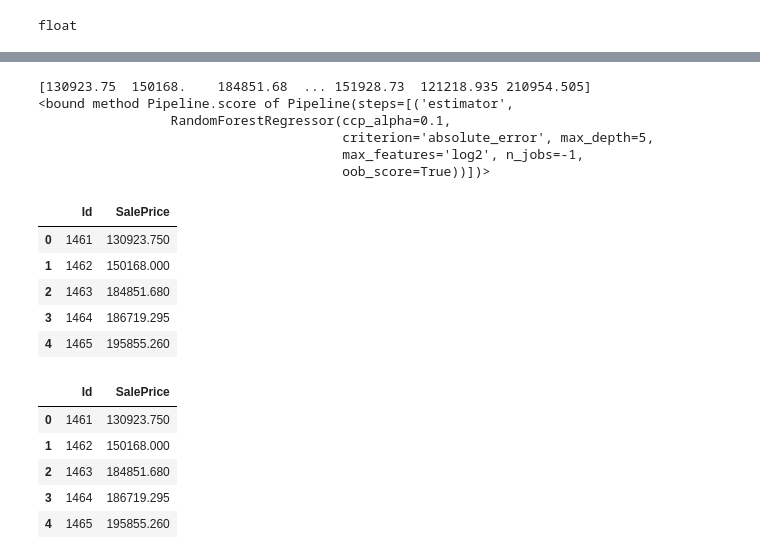
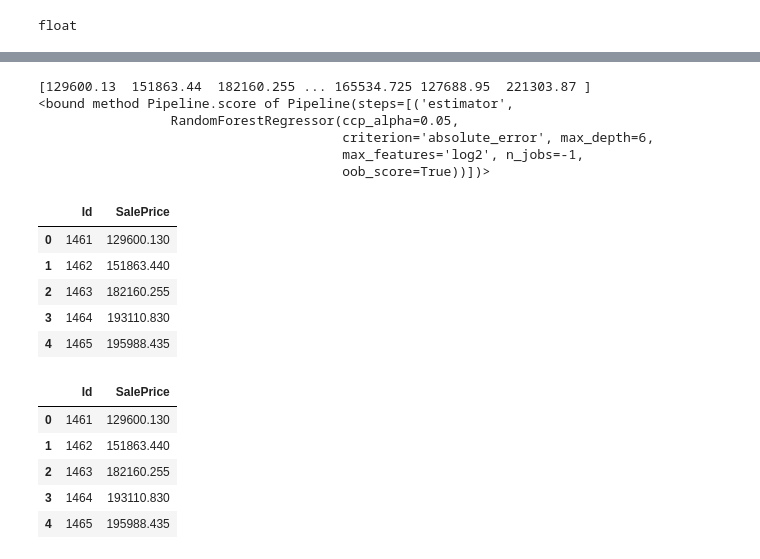
Before and after one commit to Kacper-W-Kozdon/kaggle-houses-pricing, a Jupyter notebook: notebook0706d609ae.ipynb, the cells around one changed output, grey strips where cells are left out. Cells and saved outputs as stored; diff of their text form; code cells hidden in the pictures.

```diff
--- a/notebook0706d609ae.ipynb
+++ b/notebook0706d609ae.ipynb
@@ -231,44 +231,44 @@ class TreeClassifier():
                 self.pipeline = pipe
             else:
                 #pipe = Pipeline([("pca", PCA()), ("fs", SelectFromModel(self.classifierFS, prefit = False, max_features = self.max_features)), ("estimator", RandomForestClassifier(max_depth=6, n_jobs = -1))])
-                pipe = Pipeline([("estimator", RandomForestRegressor(n_estimators = 100, ccp_alpha = 0.1, max_depth = 5, oob_score = True, max_features = "log2", n_jobs = -1, criterion = "absolute_error"))])
+                pipe = Pipeline([("estimator", RandomForestRegressor(n_estimators = 100, ccp_alpha = 0.05, max_depth = 6, oob_score = True, max_features = "log2", n_jobs = -1, criterion = "absolute_error"))])
                 pipe.fit(Xpipe, Y)
                 self.pipeline = pipe
         else:
             pipe = self.pipeline
             self.predictions = pipe.predict(Xpipe)
             print(self.predictions)
         return self
 
 XTrain, YTrain = data_prep(train, trainDict, replace = 1)
 XTest = data_prep(test, trainDict, test = 1, replace = 1)
 Tree = TreeClassifier()
 #Tree.train(XTrain, YTrain)
 #Tree.plt()
 #Tree.pred(XTest, YTrain)
 Tree.pipe(XTrain, YTrain, forest = 1)
 Tree.pipe(XTest, train = 0, forest = 1)
 print(Tree.pipeline.score)
 test_file_path = "../input/house-prices-advanced-regression-techniques/test.csv"
 test_data = pd.read_csv(test_file_path)
 ids = test_data.pop('Id')
 preds = Tree.predictions
 output = pd.DataFrame({'Id': ids,
                        'SalePrice': preds.squeeze()})
 output.head()
 # %% [output]
-[130923.75  150168.    184851.68  ... 151928.73  121218.935 210954.505]
+[129600.13  151863.44  182160.255 ... 165534.725 127688.95  221303.87 ]
 <bound method Pipeline.score of Pipeline(steps=[('estimator',
-                 RandomForestRegressor(ccp_alpha=0.1,
-                                       criterion='absolute_error', max_depth=5,
+                 RandomForestRegressor(ccp_alpha=0.05,
+                                       criterion='absolute_error', max_depth=6,
                                        max_features='log2', n_jobs=-1,
                                        oob_score=True))])>
 |  | Id | SalePrice |
-| 0 | 1461 | 130923.750 |
-| 1 | 1462 | 150168.000 |
-| 2 | 1463 | 184851.680 |
-| 3 | 1464 | 186719.295 |
-| 4 | 1465 | 195855.260 |
+| 0 | 1461 | 129600.130 |
+| 1 | 1462 | 151863.440 |
+| 2 | 1463 | 182160.255 |
+| 3 | 1464 | 193110.830 |
+| 4 | 1465 | 195988.435 |
 # %%
 # To rewrite: try to put everything into a pipeline: https://scikit-learn.org/stable/modules/feature_selection.html#feature-selection
 # %%
@@ -278,8 +278,8 @@ sample_submission_df.to_csv('/kaggle/working/submission.csv', index=False)
 sample_submission_df.head()
 # %% [output]
 |  | Id | SalePrice |
-| 0 | 1461 | 130923.750 |
-| 1 | 1462 | 150168.000 |
-| 2 | 1463 | 184851.680 |
-| 3 | 1464 | 186719.295 |
-| 4 | 1465 | 195855.260 |
+| 0 | 1461 | 129600.130 |
+| 1 | 1462 | 151863.440 |
+| 2 | 1463 | 182160.255 |
+| 3 | 1464 | 193110.830 |
+| 4 | 1465 | 195988.435 |
```
Also changed, not shown: parts of 3 cells of this notebook.
